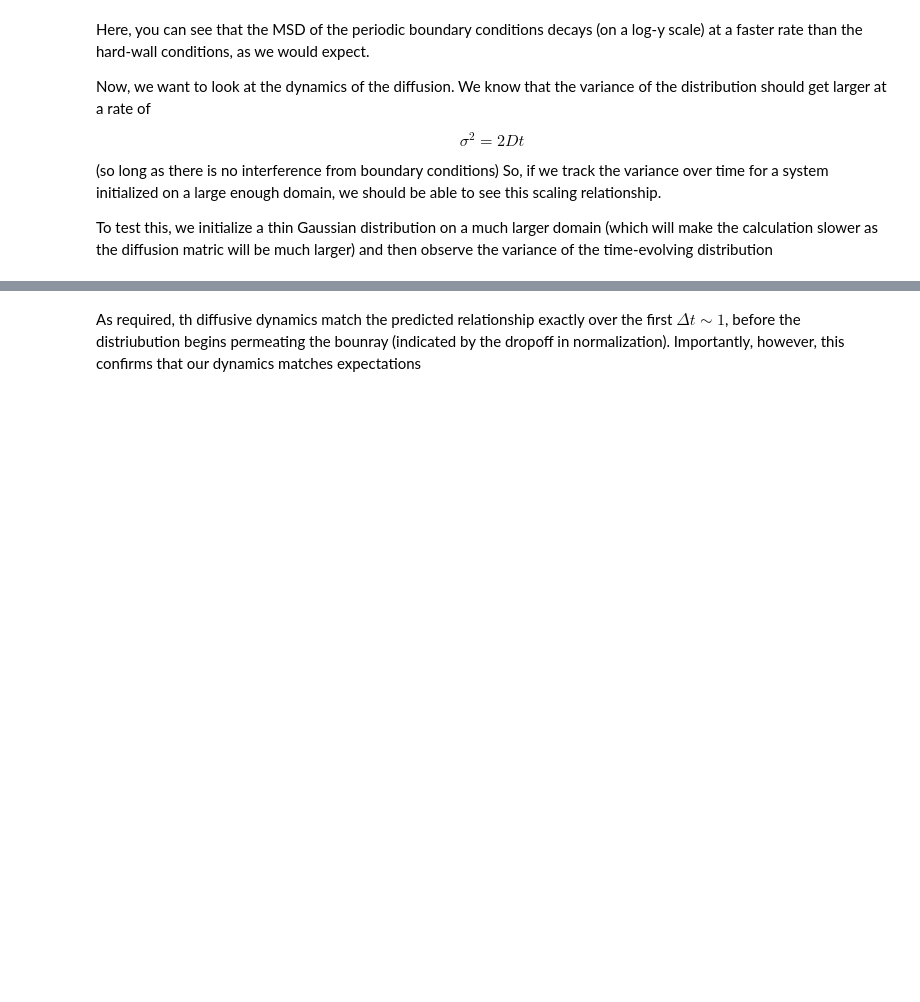
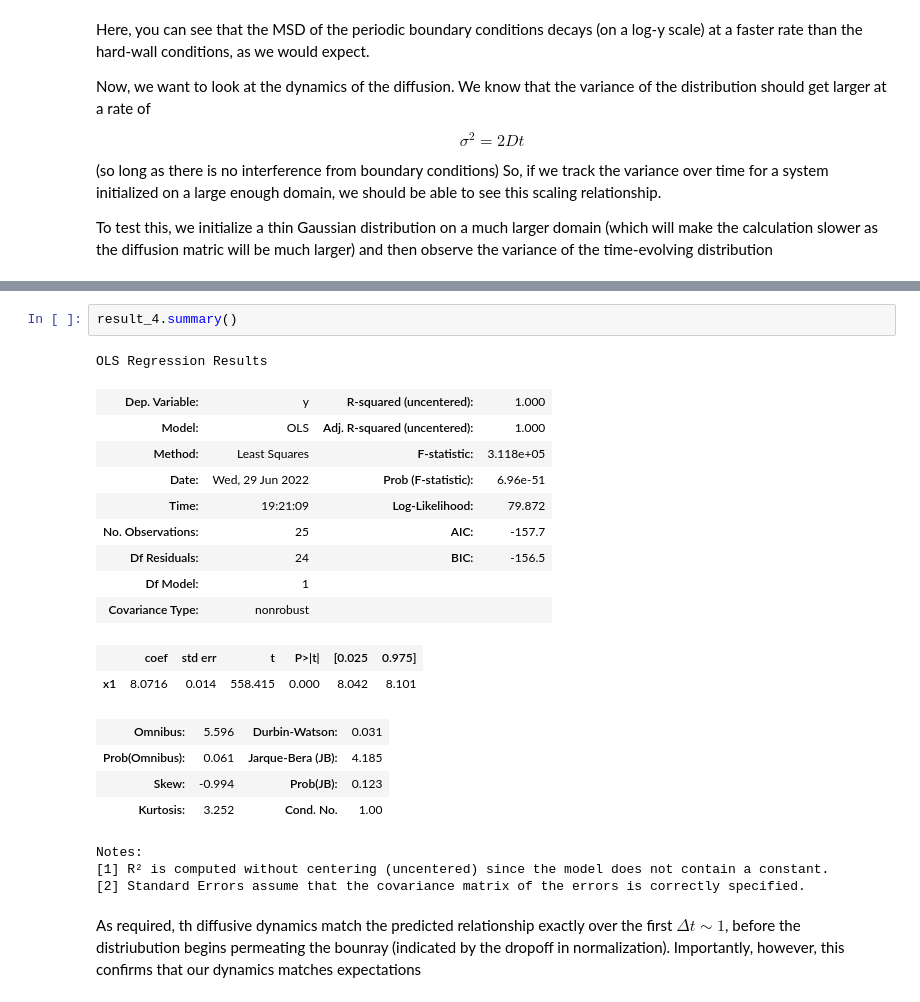
Before and after one commit to StevenJLarge/FokkerPlanck, a Jupyter notebook: notebooks/02-slarge-diffusion.ipynb, the cells around one changed output, grey strips where cells are left out. Drawn from its saved outputs; the diff is of its cells as text; blank space fills up the shorter version.

```diff
--- a/notebooks/02-slarge-diffusion.ipynb
+++ b/notebooks/02-slarge-diffusion.ipynb
@@ -283,3 +402,25 @@ Text(0, 0.5, '$P(x)$')
+# %%
+result_4.summary()
+# %% [output]
+OLS Regression Results
+| Dep. Variable: | y | R-squared (uncentered): | 1.000 |
+| Model: | OLS | Adj. R-squared (uncentered): | 1.000 |
+| Method: | Least Squares | F-statistic: | 3.118e+05 |
+| Date: | Wed, 29 Jun 2022 | Prob (F-statistic): | 6.96e-51 |
+| Time: | 19:21:09 | Log-Likelihood: | 79.872 |
+| No. Observations: | 25 | AIC: | -157.7 |
+| Df Residuals: | 24 | BIC: | -156.5 |
+| Df Model: | 1 |  |  |
+| Covariance Type: | nonrobust |  |  |
+|  | coef | std err | t | P>|t| | [0.025 | 0.975] |
+| x1 | 8.0716 | 0.014 | 558.415 | 0.000 | 8.042 | 8.101 |
+| Omnibus: | 5.596 | Durbin-Watson: | 0.031 |
+| Prob(Omnibus): | 0.061 | Jarque-Bera (JB): | 4.185 |
+| Skew: | -0.994 | Prob(JB): | 0.123 |
+| Kurtosis: | 3.252 | Cond. No. | 1.00 |
+Notes:
+[1] R² is computed without centering (uncentered) since the model does not contain a constant.
+[2] Standard Errors assume that the covariance matrix of the errors is correctly specified.
 # %% [markdown]
 As required, th diffusive dynamics match the predicted relationship exactly over the first $\Delta t \sim 1$, before the distriubution begins permeating the bounray (indicated by the dropoff in normalization).  Importantly, however, this confirms that our dynamics matches expectations
 # %% [markdown]
```
Also changed, not shown: parts of 8 cells of this notebook, 5 other files.
